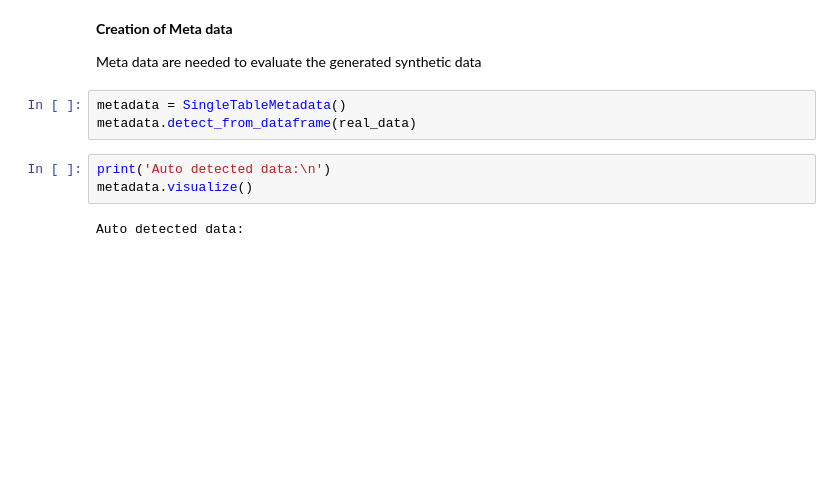
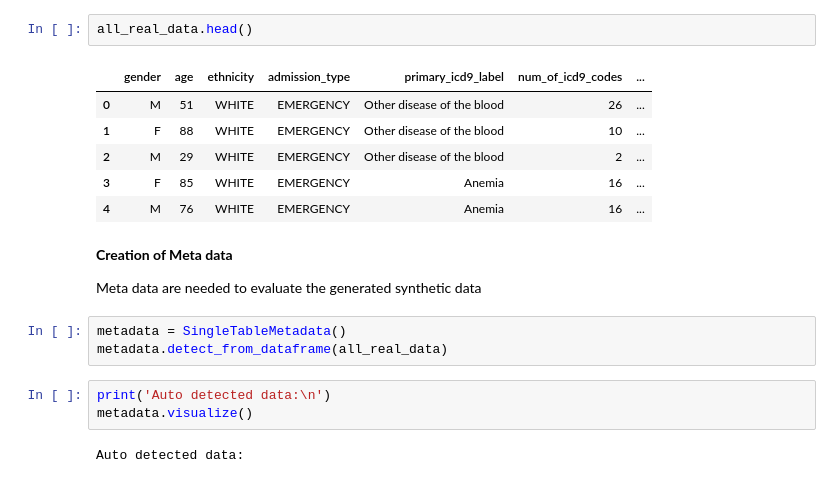
Before and after one commit to botamariaaurora/Synthetic-Patient-Health-Data-Generation-Using-Conversational-AI-and-Large-Language-Models, a Jupyter notebook: Notebooks/Synthetic Data Evaluation.ipynb, the cells around one changed output. Cells and saved outputs as stored; diff of their text form; blank space fills up the shorter version.

```diff
--- a/Notebooks/Synthetic Data Evaluation.ipynb
+++ b/Notebooks/Synthetic Data Evaluation.ipynb
@@ -33,10 +35,19 @@ real_data.head(-1)
+# %%
+all_real_data.head()
+# %% [output]
+|  | gender | age | ethnicity | admission_type | primary_icd9_label | num_of_icd9_codes | ... |
+| 0 | M | 51 | WHITE | EMERGENCY | Other disease of the blood | 26 | ... |
+| 1 | F | 88 | WHITE | EMERGENCY | Other disease of the blood | 10 | ... |
+| 2 | M | 29 | WHITE | EMERGENCY | Other disease of the blood | 2 | ... |
+| 3 | F | 85 | WHITE | EMERGENCY | Anemia | 16 | ... |
+| 4 | M | 76 | WHITE | EMERGENCY | Anemia | 16 | ... |
 # %% [markdown]
 **Creation of Meta data**
 
 Meta data are needed to evaluate the generated synthetic data
 # %%
 metadata = SingleTableMetadata()
-metadata.detect_from_dataframe(real_data)
+metadata.detect_from_dataframe(all_real_data)
 # %%
 print('Auto detected data:\n')
 metadata.visualize()
```
Also changed, not shown: parts of 18 cells of this notebook, 3 other files.
